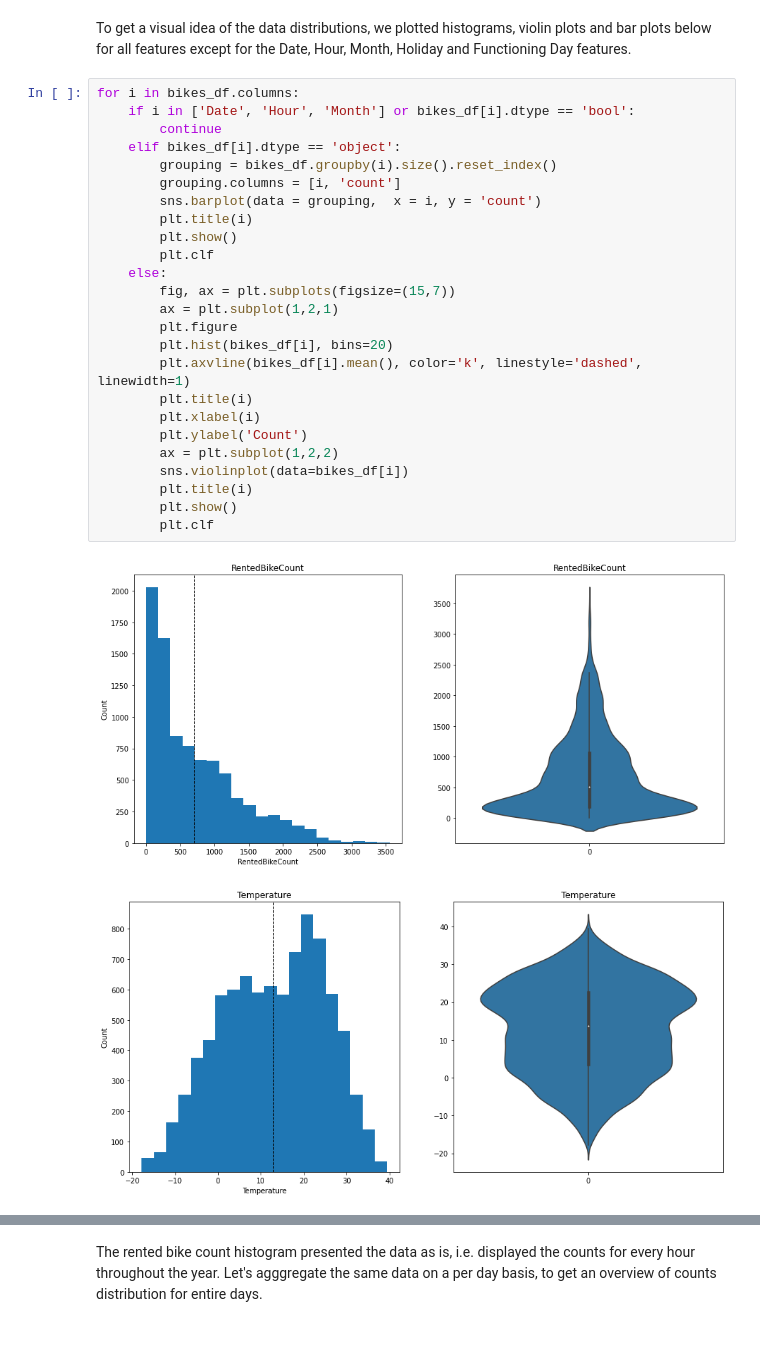
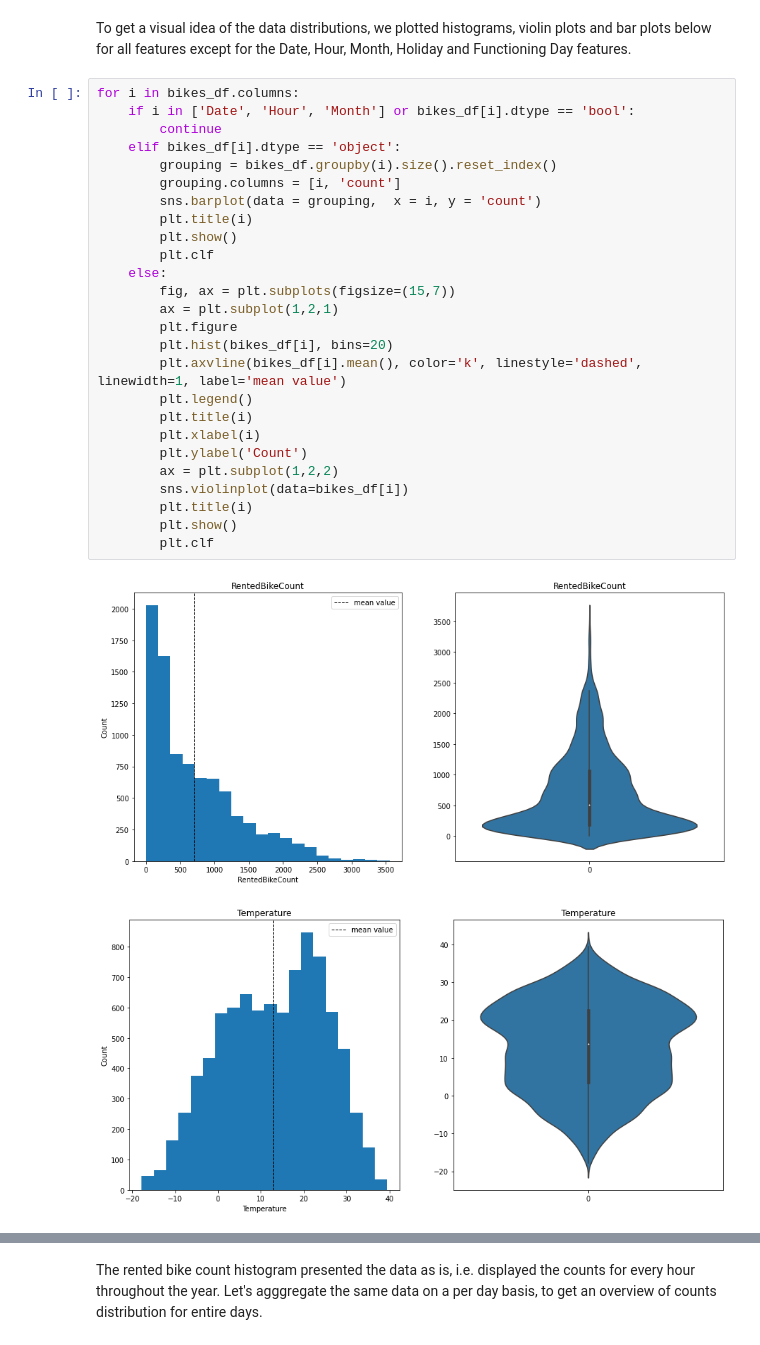
Before and after one commit to R0go/Bikes, a Jupyter notebook: Bikes_project.ipynb, the cells around one changed output, grey strips where cells are left out. Saved outputs shown, nothing was run; the diff lists cells and outputs as text.

```diff
--- a/Bikes_project.ipynb
+++ b/Bikes_project.ipynb
@@ -148,28 +129,29 @@ To get a visual idea of the data distributions, we plotted histograms, violin pl
 # %%
 for i in bikes_df.columns:
     if i in ['Date', 'Hour', 'Month'] or bikes_df[i].dtype == 'bool':
         continue
     elif bikes_df[i].dtype == 'object':
         grouping = bikes_df.groupby(i).size().reset_index()
         grouping.columns = [i, 'count']
         sns.barplot(data = grouping,  x = i, y = 'count')
         plt.title(i)
         plt.show()
         plt.clf
     else:
         fig, ax = plt.subplots(figsize=(15,7))
         ax = plt.subplot(1,2,1)
         plt.figure
         plt.hist(bikes_df[i], bins=20)
-        plt.axvline(bikes_df[i].mean(), color='k', linestyle='dashed', linewidth=1)
+        plt.axvline(bikes_df[i].mean(), color='k', linestyle='dashed', linewidth=1, label='mean value')
+        plt.legend()
         plt.title(i)
         plt.xlabel(i)
         plt.ylabel('Count')
         ax = plt.subplot(1,2,2)
         sns.violinplot(data=bikes_df[i])
         plt.title(i)
         plt.show()
         plt.clf
 # %% [output]
-[figure, old version]
+[figure, new version]
-[figure, old version]
+[figure, new version]
```
Also changed, not shown: parts of 61 cells of this notebook.
